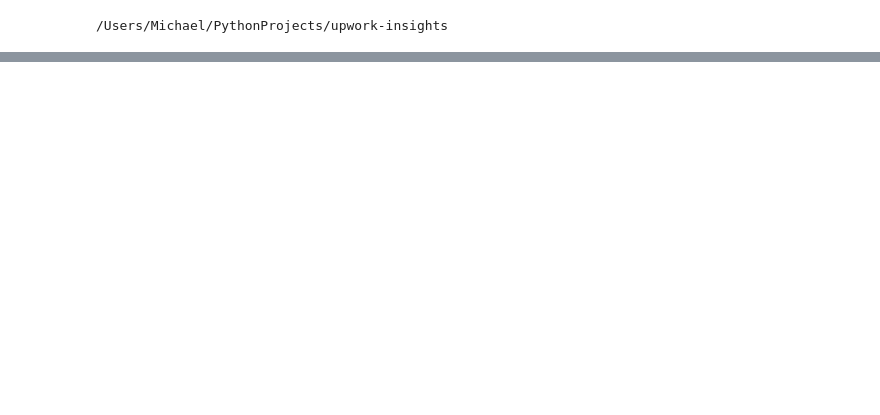
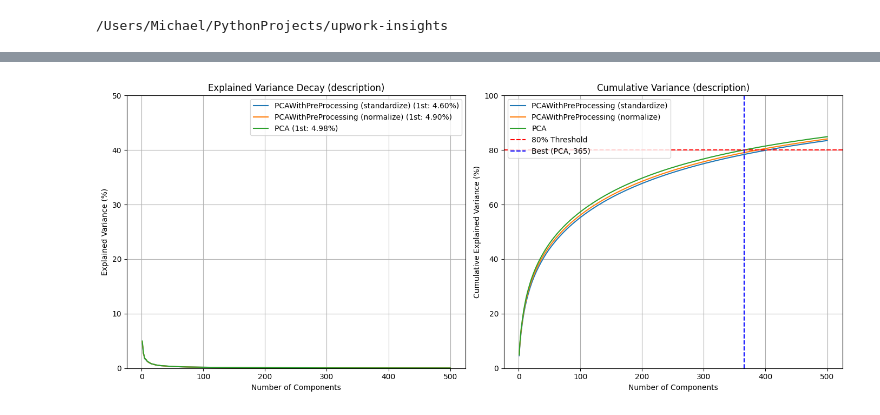
Before and after one commit to Symfa-Inc/upwork-insights, a Jupyter notebook: notebooks/embeddings_dimensionality_reduction.ipynb, the cells around one changed output, grey strips where cells are left out. Cells and saved outputs as stored; diff of their text form; code cells hidden in the pictures; blank space fills up the shorter version.

```diff
--- a/notebooks/embeddings_dimensionality_reduction.ipynb
+++ b/notebooks/embeddings_dimensionality_reduction.ipynb
@@ -36,4 +53,5 @@ visualize_variances(explained_variances, cumulative_variances, feature_name="tit
 # %%
 description_df = pd.read_parquet(os.path.join(output_dir, 'description_embeddings.parquet'))[sample_mask]
-explained_variances, cumulative_variances = fit_dimensionality_reduction_methods(description_df)
+explained_variances, cumulative_variances = fit_dimensionality_reduction_methods(description_df, 'description', methods, save_dir)
 visualize_variances(explained_variances, cumulative_variances, feature_name="description")
+# %% [output]
@@ -40,2 +64,3 @@ visualize_variances(explained_variances, cumulative_variances, feature_name="des
+[figure, added]
 # %%
 company_name_df = pd.read_parquet(os.path.join(output_dir, 'company_name_embeddings.parquet'))[sample_mask]
```
Also changed, not shown: parts of 9 cells of this notebook, 3 other files.
